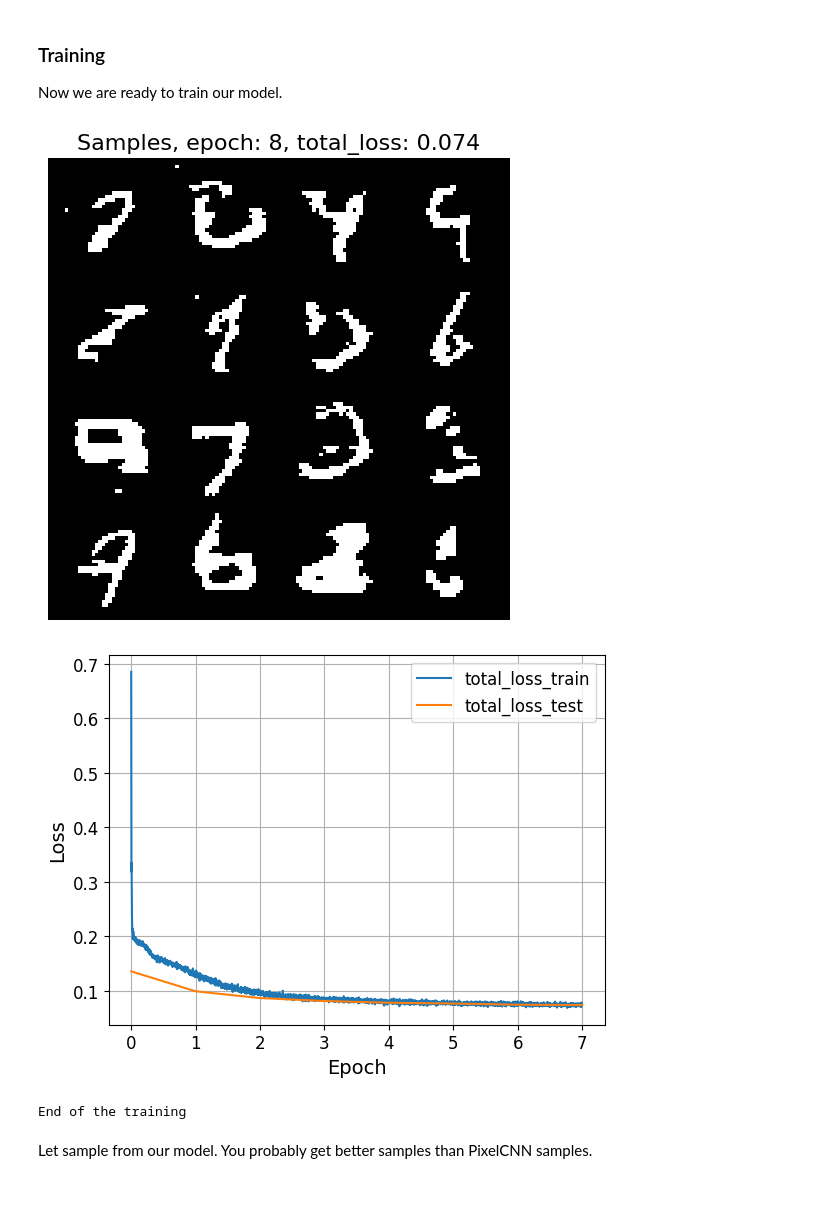
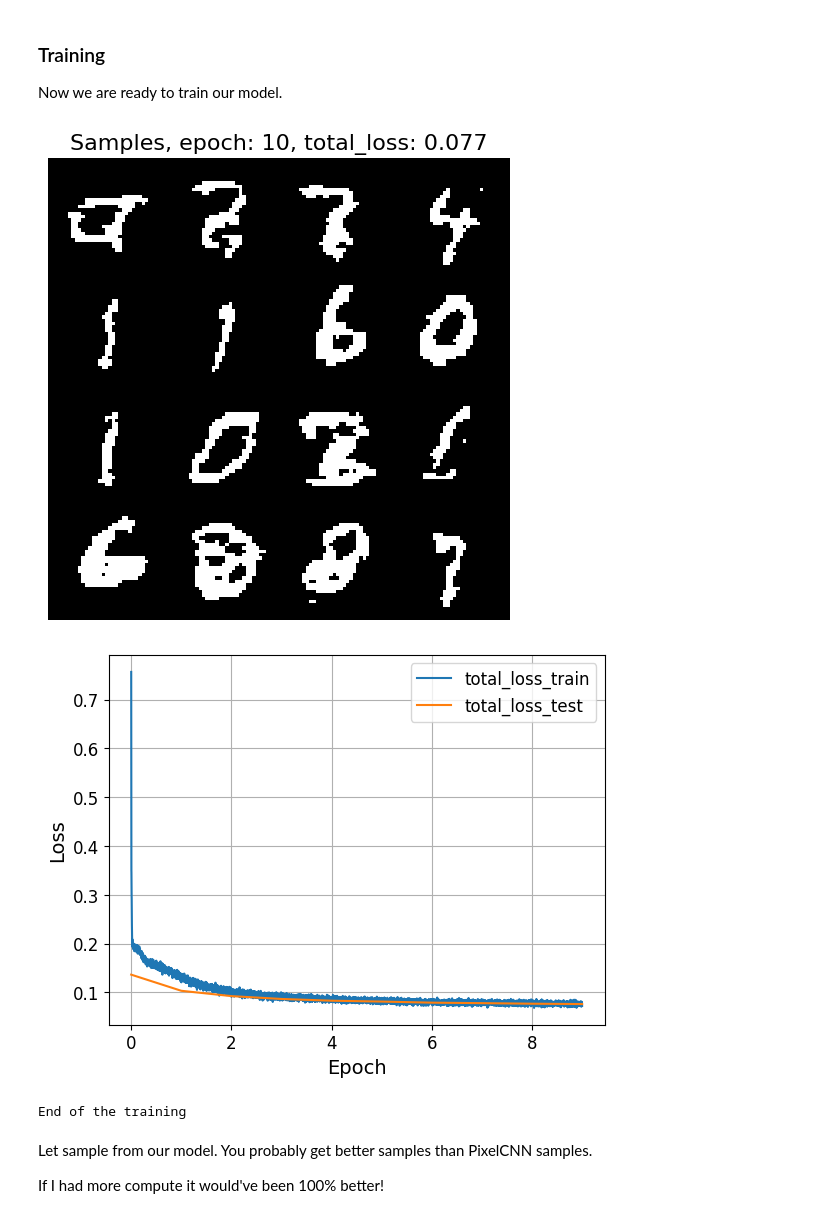
Before and after one commit to sacr1f1ce/2025-DGM-MIPT-YSDA-course, a Jupyter notebook: homeworks/hw1.ipynb, the cells around one changed output. Drawn from its saved outputs; the diff is of its cells as text; code cells hidden in the pictures.

```diff
--- a/homeworks/hw1.ipynb
+++ b/homeworks/hw1.ipynb
@@ -126,7 +182,7 @@ import torch.nn.functional as F
 import torch.utils.data as data
 
 if torch.cuda.is_available():
-    DEVICE = "cuda"
+    DEVICE = torch.device("cuda:5")
     print('GPU found :)')
 else:
     DEVICE = "cpu"
@@ -455,6 +555,14 @@ class TransformerBlock(nn.Module):
         # (here we do not use previous class for LayerNorm because we do not need to change order of tensor dimensions)
         # define MLP - 2 linear layers with ReLU
         # (You could choose the latent dimensionality of MLP as you like. For example, double the embed_dim)
+        self.ln1 = nn.LayerNorm(embed_dim)
+        self.ln2 = nn.LayerNorm(embed_dim)
+        self.mha = MultiheadAttention(embed_dim, num_heads)
+        self.mlp = nn.Sequential(
+            nn.Linear(embed_dim, 2 * embed_dim),
+            nn.ReLU(),
+            nn.Linear(embed_dim * 2, embed_dim)
+        )
 
         # ====
 
@@ -462,9 +570,10 @@ class TransformerBlock(nn.Module):
         # ====
         # your code
         # here you have to implement formulas that described above.
-
+        normed_x = self.ln1(x)
+        a = x + self.mha(normed_x)
         # ====
-        return x
+        return a + self.mlp(self.ln2(a))
 
 
 def test_decoder_block() -> None:
@@ -505,6 +614,8 @@ class ImageGPT(BaseModel):
         # your code
         # 1) define token_embeddings (we will have 2 embeddings in total, because our images are binary)
         # 2) define position_embeddings (we will use nn.Embedding)
+        self.token_embeddings = nn.Embedding(2, embed_dim)
+        self.position_embeddings = nn.Embedding(input_shape[0] * input_shape[1], embed_dim)
 
         # ====
 
@@ -514,7 +625,10 @@ class ImageGPT(BaseModel):
         # 1) add decoder blocks to self.layers list
         # 2) define last LayerNorm
         # 3) define final Linear layer (without bias)
-
+        for _ in range(num_layers):
+            self.layers.append(TransformerBlock(embed_dim, num_heads))
+        self.ln = nn.LayerNorm(embed_dim)
+        self.linear = nn.Linear(embed_dim, 1, bias=False)
         # ====
 
     def add_sos_token(self, embeddings: torch.Tensor) -> torch.Tensor:
@@ -525,6 +639,10 @@ class ImageGPT(BaseModel):
         # 1) repeat sos token batch_size times (make it of size (1, batch_size, emd_size))
         # 2) drop last embedding from embeddings
         # 3) concat repeated sos token to embeddings (after dropping)
+        sos = self.sos.unsqueeze(0).unsqueeze(0).expand(1, batch_size, -1)
+
+        embeddings = embeddings[:-1]
+        embeddings = torch.cat([sos, embeddings], dim=0)
 
         # ====
         return embeddings
@@ -536,6 +654,8 @@ class ImageGPT(BaseModel):
         # add positional embeddings
         # 1) define tensor with positions (just torch.arange) of size (length, 1)
         # 2) add position embeddings to initial embeddings
+        positions = torch.arange(length, device=embeddings.device).unsqueeze(1)
+        embeddings = embeddings + self.position_embeddings(positions)
 
         # ====
         return embeddings
@@ -553,7 +673,10 @@ class ImageGPT(BaseModel):
         # your code
         # 1) apply all decoder layers
         # 2) apply final LayerNorm and Linear layer
-
+        for layer in self.layers:
+            embeddings = layer(embeddings)
+        embeddings = self.ln(embeddings)
+        logits = self.linear(embeddings)
         # ====
 
         return logits.permute(1, 0, 2)  # (length, batch_size, emb_size) -> (batch_size, length, emb_size)
@@ -592,40 +715,42 @@ Now we are ready to train our model.
 # %%
 # ====
 # your code
 # choose these parameters
-EPOCHS =
-BATCH_SIZE =
-LR =
+EPOCHS = 10
+BATCH_SIZE = 64
+LR = 0.0005
 
-EMB_DIM =
-NUM_HEADS =
-NUM_LAYERS =
+EMB_DIM = 64
+NUM_HEADS = 4
+NUM_LAYERS = 4
 # ====
 
 image_gpt = ImageGPT((32, 32), EMB_DIM, NUM_HEADS, NUM_LAYERS)
 
 train_loader = data.DataLoader(train_data, batch_size=BATCH_SIZE, shuffle=True)
 test_loader = data.DataLoader(test_data, batch_size=BATCH_SIZE)
 
 # choose any optimizer/scheduler as you want
 optimizer = torch.optim.Adam(image_gpt.parameters(), lr=LR)
 
 train_model(
     image_gpt,
     train_loader,
     test_loader,
     epochs=EPOCHS,
     optimizer=optimizer,
     device=DEVICE,
     n_samples=16, # Remember the infernce is slow, so, you can lower the value
     visualize_samples=True # or you can turn off smapling by setting `visualize_samples=False`
 )
 # %% [output]
-[figure, old version]
+[figure, new version]
-[figure, old version]
+[figure, new version]
 End of the training
 # %% [markdown]
 Let sample from our model. You probably get better samples than PixelCNN samples.
+
+If I had more compute it would've been 100% better!
 # %%
 samples = image_gpt.sample(25)
 show_samples(samples, title="ImageGPT samples", nrow=5)
```
Also changed, not shown: parts of 18 cells of this notebook.
